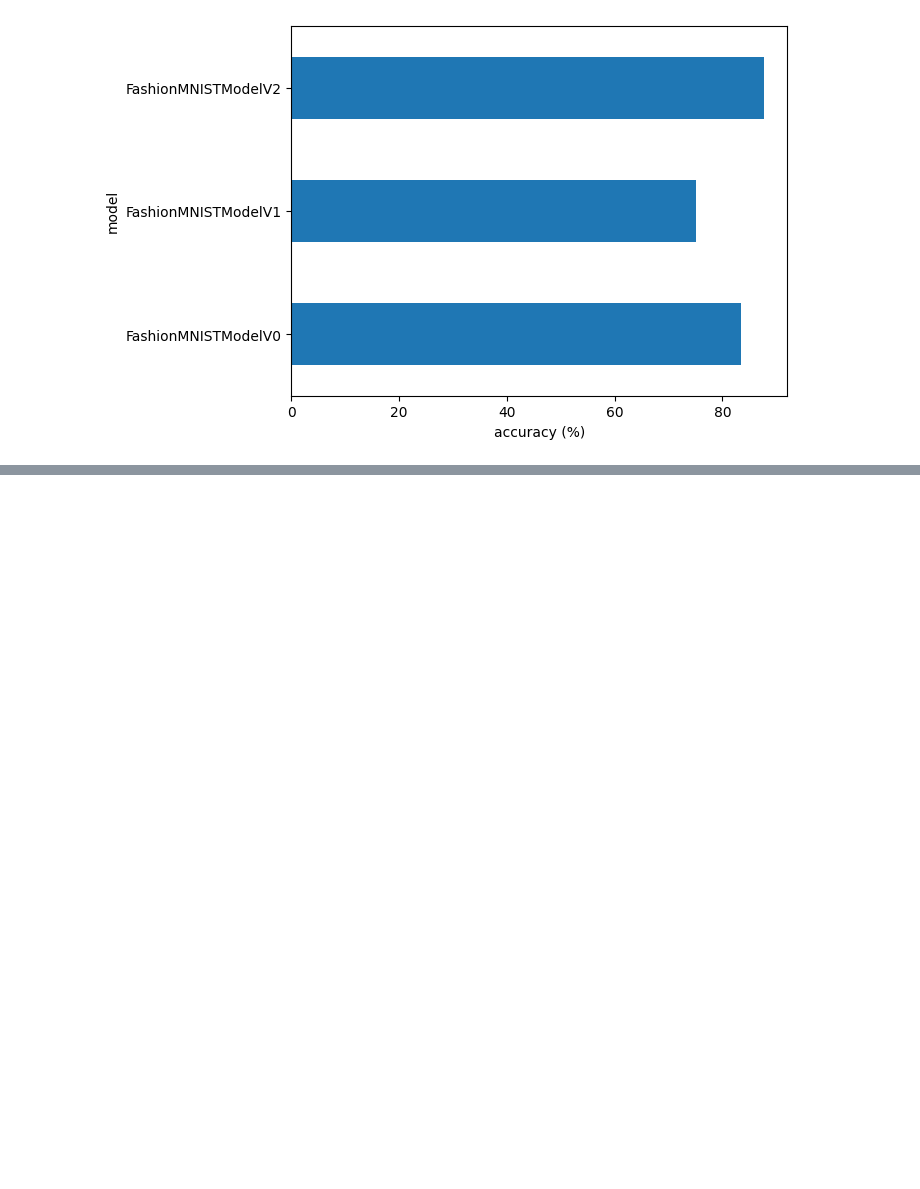
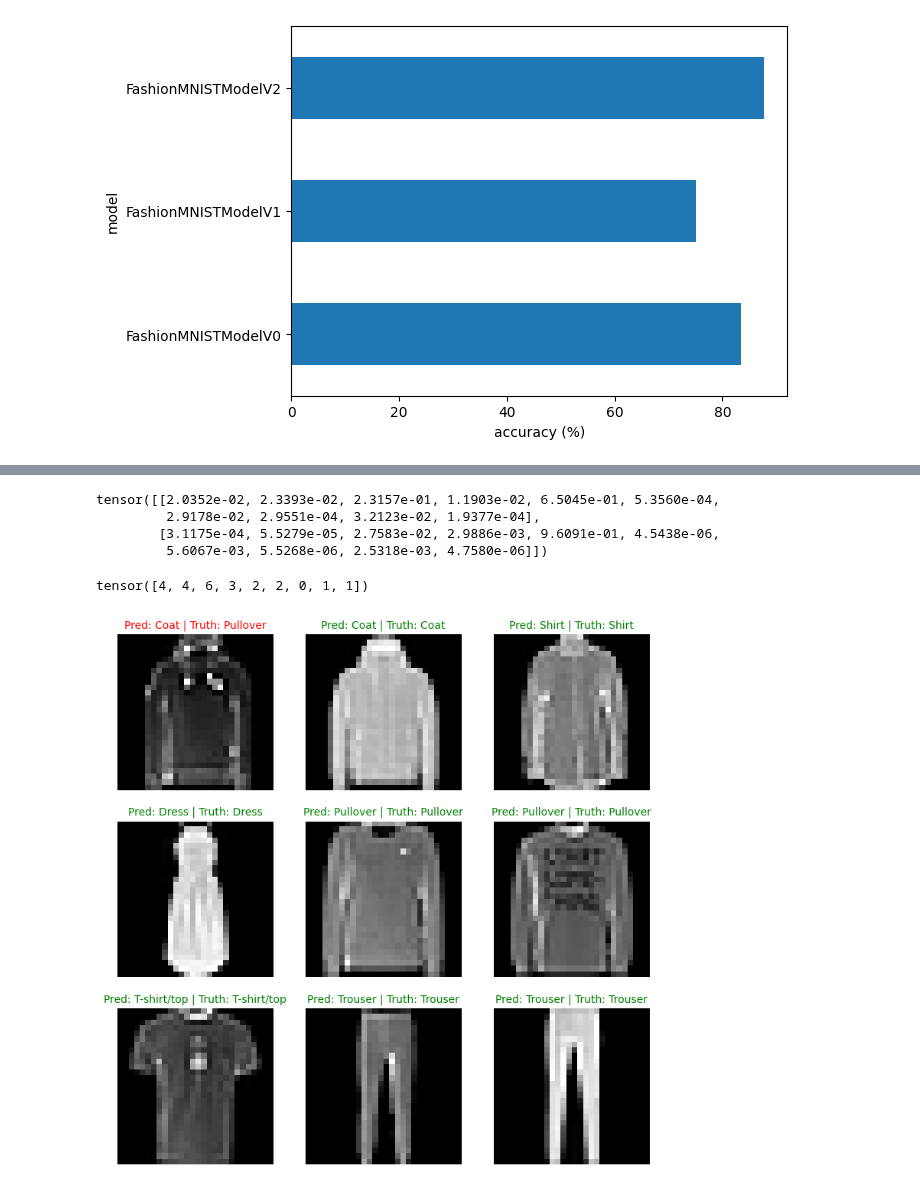
Before and after one commit to Muntasir2179/pytorch-learnig, a Jupyter notebook: 03_pytorch_computer_vision.ipynb, the cells around one changed output, grey strips where cells are left out. Saved outputs shown, nothing was run; the diff lists cells and outputs as text; code cells hidden in the pictures; blank space fills up the shorter version.

```diff
--- a/03_pytorch_computer_vision.ipynb
+++ b/03_pytorch_computer_vision.ipynb
@@ -835,0 +881,48 @@ plt.show()
+# %%
+# make predicitons
+pred_probs = make_predictions(model=model_2,
+                              data=test_samples)
+
+# view first two prediction probabilities
+pred_probs[:2]
+# %% [output]
+tensor([[2.0352e-02, 2.3393e-02, 2.3157e-01, 1.1903e-02, 6.5045e-01, 5.3560e-04,
+         2.9178e-02, 2.9551e-04, 3.2123e-02, 1.9377e-04],
+        [3.1175e-04, 5.5279e-05, 2.7583e-02, 2.9886e-03, 9.6091e-01, 4.5438e-06,
+         5.6067e-03, 5.5268e-06, 2.5318e-03, 4.7580e-06]])
+# %%
+# convert predictions probabilities to labels
+pred_classes = pred_probs.argmax(dim=1)
+pred_classes
+# %% [output]
+tensor([4, 4, 6, 3, 2, 2, 0, 1, 1])
+# %%
+# plot predictions
+plt.figure(figsize=(9, 9))
+nrows = 3
+ncols = 3
+for i, sample in enumerate(test_samples):
+  # create subplot
+  plt.subplot(nrows, ncols, i+1)
+
+  # plot the target image
+  plt.imshow(sample.squeeze(), cmap='gray')
+
+  # find the prediction (in text form, e.g "sandal")
+  pred_label = class_names[pred_classes[i]]
+
+  # get the truth label (in text form)
+  truth_label = class_names[test_labels[i]]
+
+  # create a title for the plot
+  title_text = f"Pred: {pred_label} | Truth: {truth_label}"
+
+  # check for quality between pred and truth and change color of the title text
+  if pred_label == truth_label:
+    plt.title(title_text, fontsize=10, c='g')  # green text if prediciton is correct
+  else:
+    plt.title(title_text, fontsize=10, c='r')
+
+  plt.axis("off")
+# %% [output]
+[figure, added]
```
Also changed, not shown: parts of 4 cells of this notebook.
